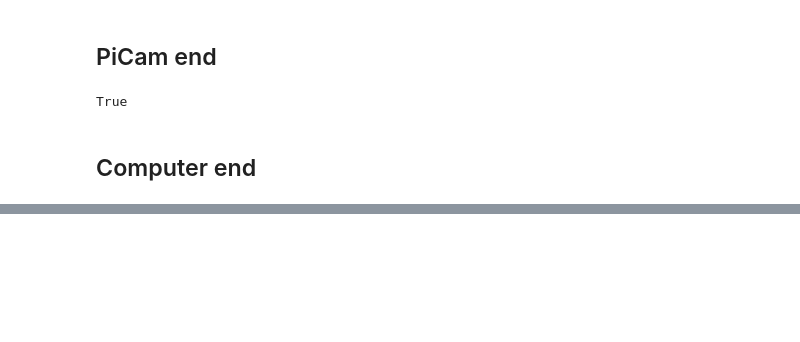
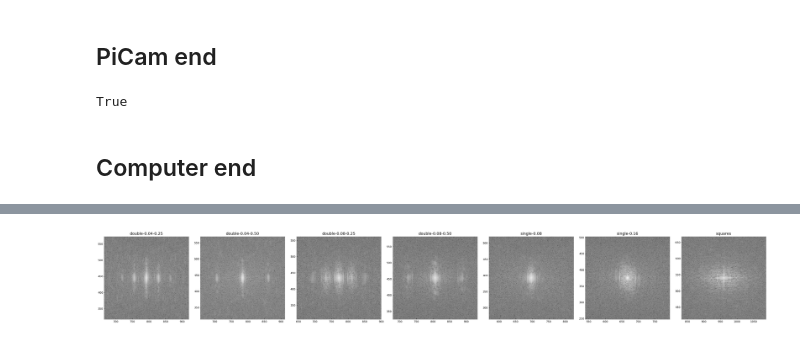
Before and after one commit to kvdomingo/AP187, a Jupyter notebook: IP/187_IP.ipynb, the cells around one changed output, grey strips where cells are left out. Saved outputs shown, nothing was run; the diff lists cells and outputs as text; code cells hidden in the pictures; blank space fills up the shorter version.

```diff
--- a/IP/187_IP.ipynb
+++ b/IP/187_IP.ipynb
@@ -90,17 +89,28 @@ class ApertureEstimator:
             plt.savefig(savename, dpi=300, bbox_inches='tight')
         plt.show()
 
-    def estimateAperture(self, logscale=False, savename=None):
+    def estimateAperture(self, logscale=False, logbase=10, hold='off', savename=None):
         self.aperture = fft.fft2(self.diff_pattern)
         if logscale:
-            plt.imshow(abs(np.log10(fft.fftshift(self.aperture))), 'gray')
+            if logbase == 10:
+                log = np.log10
+            elif logbase == 2:
+                log = np.log2
+            elif logbase == 'e':
+                log = np.log
+            else:
+                raise ValueError('base must be 2, 10, or `e`')
+            self.aperture_display = abs(log(fft.fftshift(self.aperture)))
+            plt.imshow(self.aperture_display, 'gray')
         else:
-            plt.imshow(abs(fft.fftshift(self.aperture)), 'gray')
+            self.aperture_display = abs(fft.fftshift(self.aperture))
+            plt.imshow(self.aperture_display, 'gray')
         plt.grid(0)
-        plt.tight_layout()
+#         plt.tight_layout()
         if savename is not None:
             plt.savefig(savename, dpi=300, bbox_inches='tight')
-        plt.show()
+        if hold == 'off':
+            plt.show()
 
     def simulateAperture(slit_type,
                          slit_width,
@@ -145,4 +149,0 @@ ApertureEstimator.simulateAperture('double', 8, 20, 50)
-# %%
-ae = ApertureEstimator('single-0.08.png', 'darkframe-iso800-30fps.png')
-ae.showPattern()
-ae.estimateAperture(logscale=False)
@@ -151,0 +150,18 @@ ae.estimateAperture(logscale=False)
+# %%
+filenames = [f for f in os.listdir() if f.endswith('png') and not f.startswith('dark')]
+plt.figure(figsize=(5*len(filenames), 5))
+for i, f in enumerate(filenames):
+    plt.subplot(1, len(filenames), i+1)
+    ae = ApertureEstimator(f, 'darkframe-iso800-30fps.png')
+    ae.estimateAperture(logscale=True, hold='on')
+    plt.title('.'.join(f.split('.')[:-1]))
+    plt.axis('auto')
+    h, w = ae.aperture_display.shape
+    r = 128
+    plt.xlim(w//2-r, w//2+r)
+    plt.ylim(h//2-r, h//2+r)
+    plt.grid(0)
+plt.tight_layout()
+plt.show()
+# %% [output]
+[figure, added]
```
Also changed, not shown: parts of 4 cells of this notebook, 7 other files.
